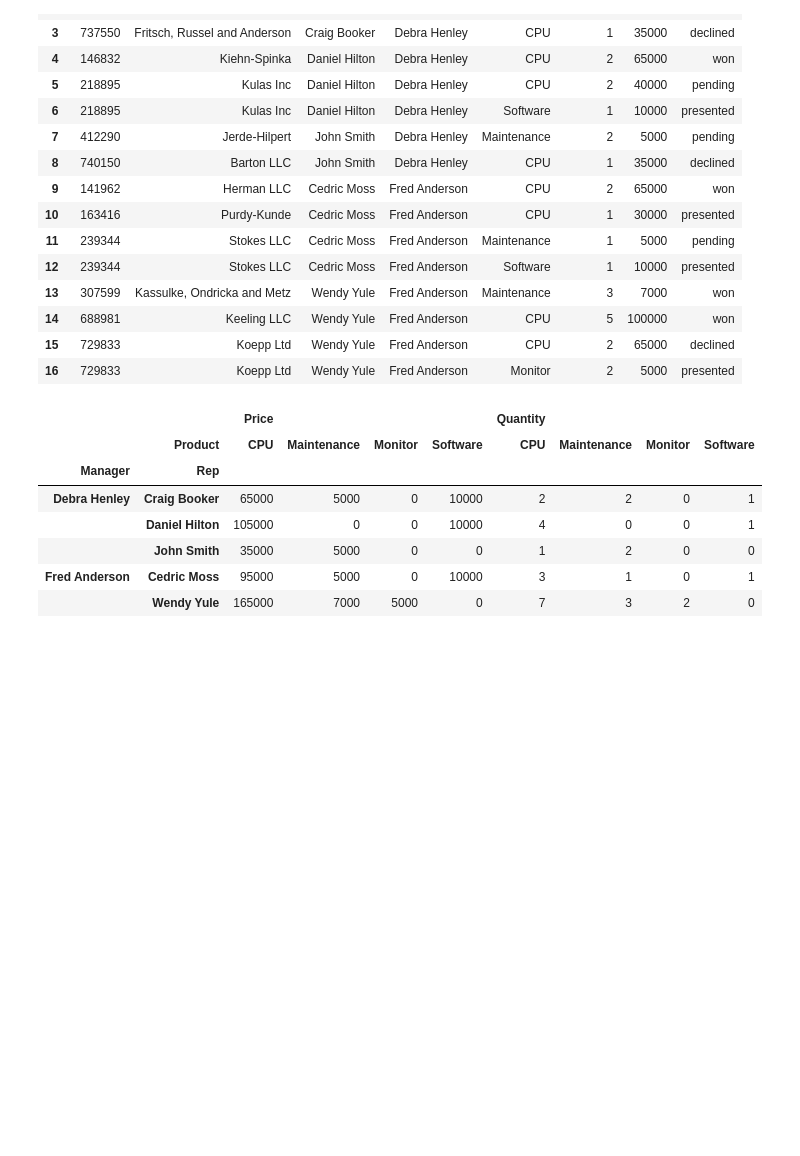
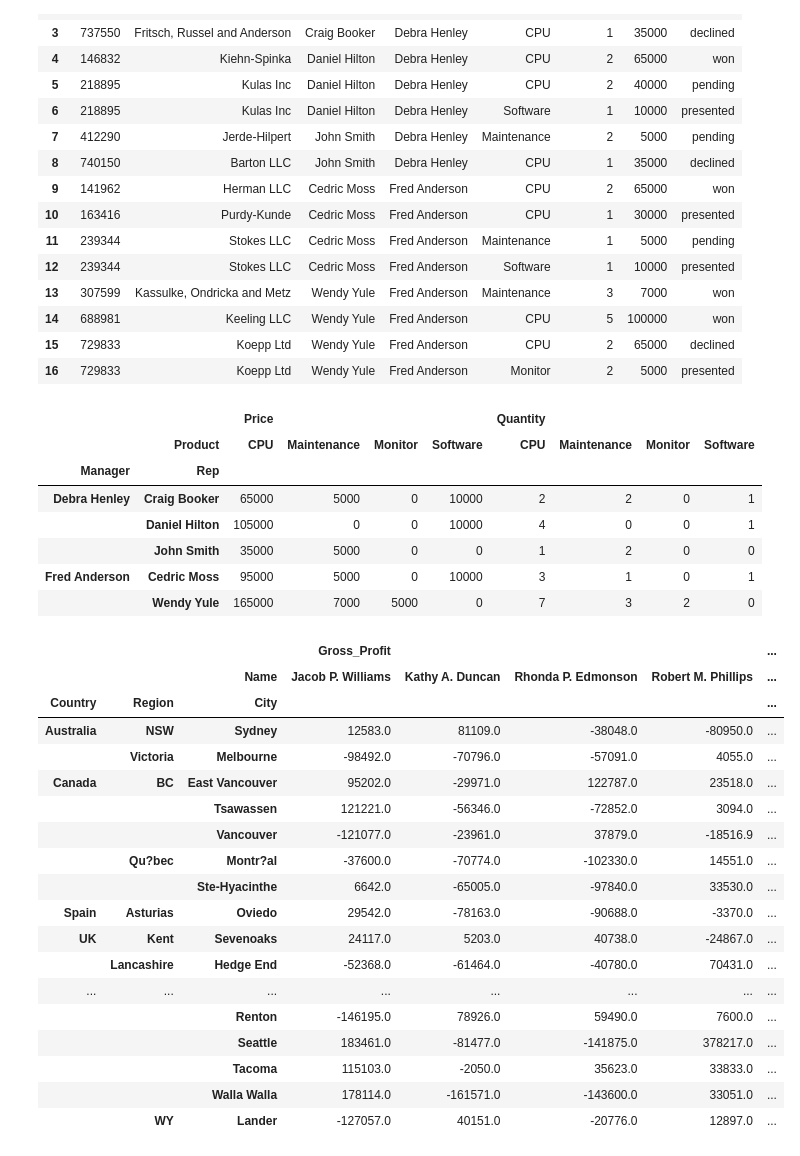
Before and after one commit to zxfrocket/AI_DEMO, a Jupyter notebook: o25mso/04-paly-with-data/透视表.ipynb, the cells around one changed output. Cells and saved outputs as stored; diff of their text form; code cells hidden in the pictures; blank space fills up the shorter version.

```diff
--- a/o25mso/04-paly-with-data/透视表.ipynb
+++ b/o25mso/04-paly-with-data/透视表.ipynb
@@ -41,3 +41,28 @@ pd.pivot_table(df, index=['Manager','Rep'],values=['Price','Quantity'],columns=[
 |  | John Smith | 35000 | 5000 | 0 | 0 | 1 | 2 | 0 | 0 |
 | Fred Anderson | Cedric Moss | 95000 | 5000 | 0 | 10000 | 3 | 1 | 0 | 1 |
 |  | Wendy Yule | 165000 | 7000 | 5000 | 0 | 7 | 3 | 2 | 0 |
+# %%
+df = pd.read_csv('../homework/Sales.csv')
+table = pd.pivot_table(df, index=['Country','Region', 'City'], columns=['Name'],
+                       values=['Price', 'Gross_Profit'], fill_value=0, aggfunc='sum')
+table
+# %% [output]
+|  |  |  | Gross_Profit |  |  |  | ... |
+|  |  | Name | Jacob P. Williams | Kathy A. Duncan | Rhonda P. Edmonson | Robert M. Phillips | ... |
+| Country | Region | City |  |  |  |  | ... |
+| Australia | NSW | Sydney | 12583.0 | 81109.0 | -38048.0 | -80950.0 | ... |
+|  | Victoria | Melbourne | -98492.0 | -70796.0 | -57091.0 | 4055.0 | ... |
+| Canada | BC | East Vancouver | 95202.0 | -29971.0 | 122787.0 | 23518.0 | ... |
+|  |  | Tsawassen | 121221.0 | -56346.0 | -72852.0 | 3094.0 | ... |
+|  |  | Vancouver | -121077.0 | -23961.0 | 37879.0 | -18516.9 | ... |
+|  | Qu?bec | Montr?al | -37600.0 | -70774.0 | -102330.0 | 14551.0 | ... |
+|  |  | Ste-Hyacinthe | 6642.0 | -65005.0 | -97840.0 | 33530.0 | ... |
+| Spain | Asturias | Oviedo | 29542.0 | -78163.0 | -90688.0 | -3370.0 | ... |
+| UK | Kent | Sevenoaks | 24117.0 | 5203.0 | 40738.0 | -24867.0 | ... |
+|  | Lancashire | Hedge End | -52368.0 | -61464.0 | -40780.0 | 70431.0 | ... |
+| ... | ... | ... | ... | ... | ... | ... | ... |
+|  |  | Renton | -146195.0 | 78926.0 | 59490.0 | 7600.0 | ... |
+|  |  | Seattle | 183461.0 | -81477.0 | -141875.0 | 378217.0 | ... |
+|  |  | Tacoma | 115103.0 | -2050.0 | 35623.0 | 33833.0 | ... |
+|  |  | Walla Walla | 178114.0 | -161571.0 | -143600.0 | 33051.0 | ... |
+|  | WY | Lander | -127057.0 | 40151.0 | -20776.0 | 12897.0 | ... |
```
Also changed, not shown: 11 other files.
